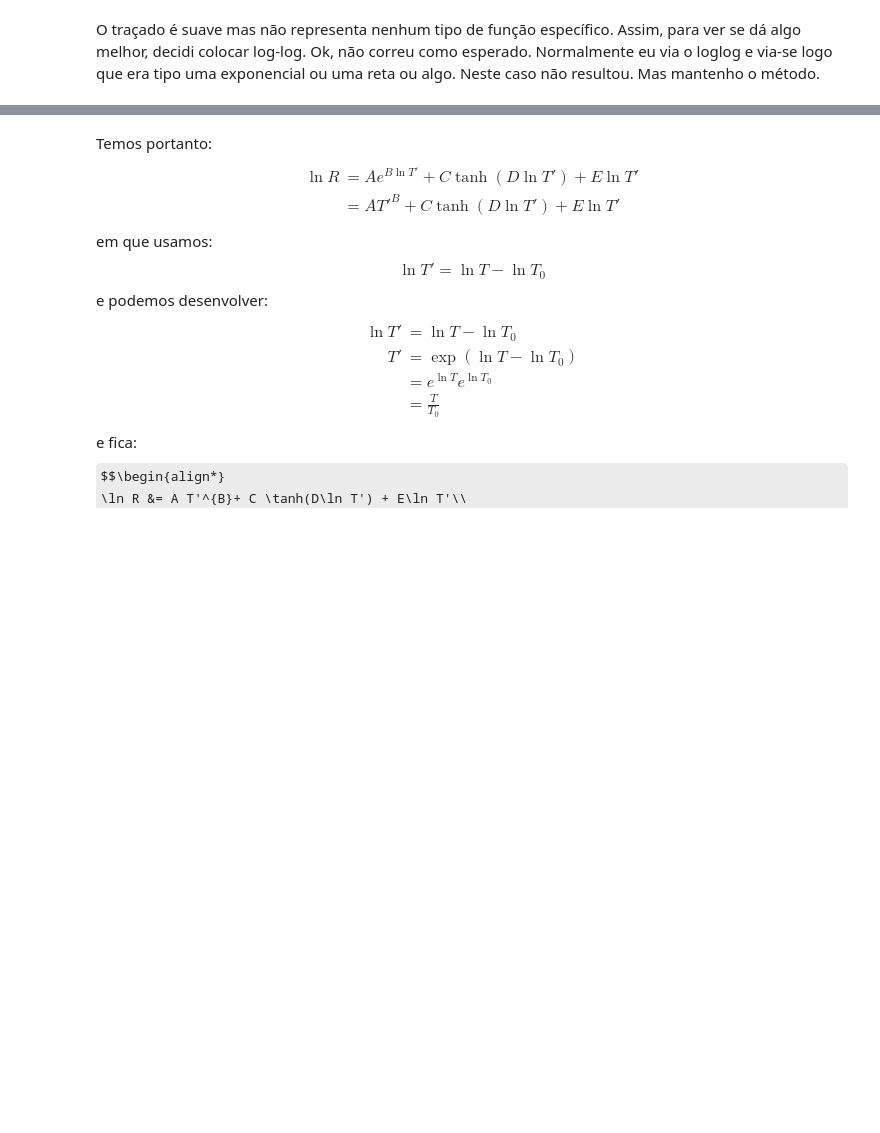
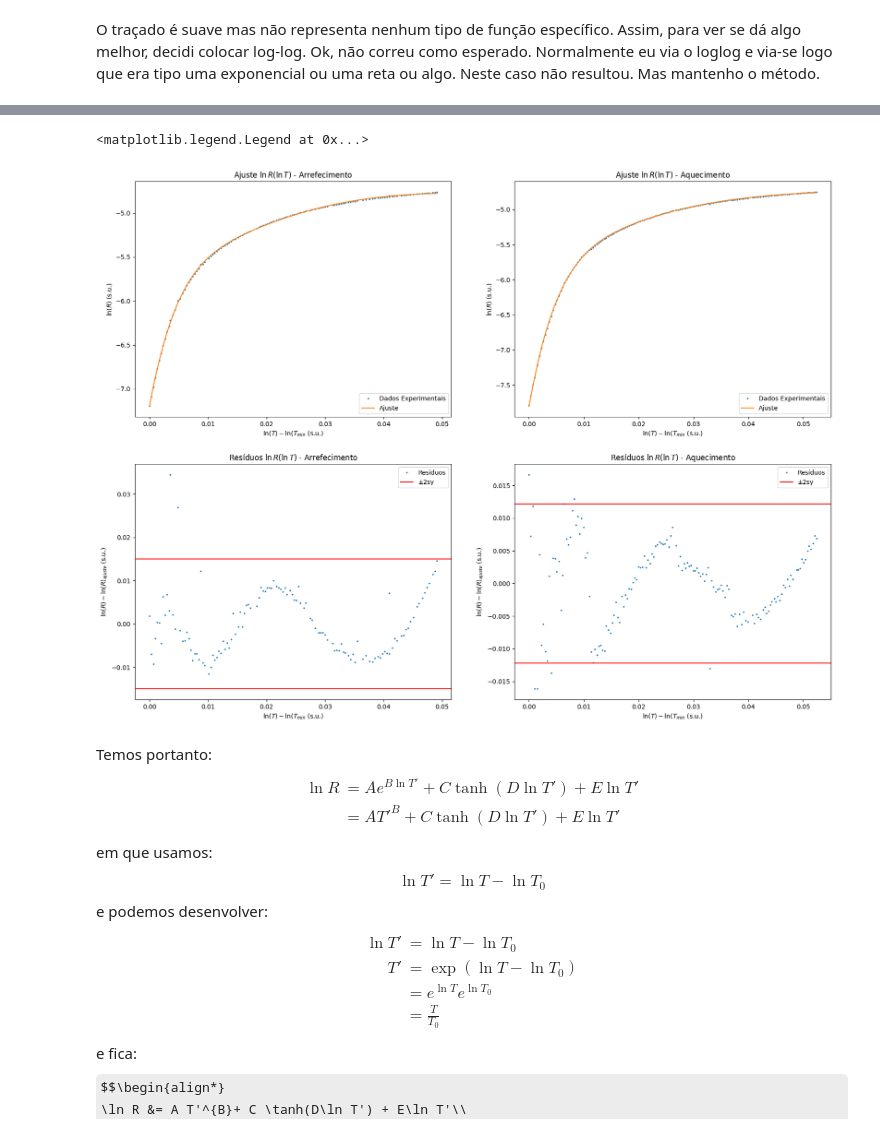
Before and after one commit to sergisousa/LABSFISICAIII, a Jupyter notebook: EXP 10/T10-anal.ipynb, the cells around one changed output, grey strips where cells are left out. Cells and saved outputs as stored; diff of their text form; code cells hidden in the pictures; some formulas as TeX source; blank space fills up the shorter version.

```diff
--- a/EXP 10/T10-anal.ipynb
+++ b/EXP 10/T10-anal.ipynb
@@ -99,3 +64,75 @@ fg[1,1].plot(lnTaq2, reslnaq,'.', markersize=3)
+# %%
+def test(x, A, B, C, D, E):
+  return A*np.exp(B*x) + C*np.tanh(D*x) + E*x
+
+lnTar2 = np.log(Tar2)
+lnRar2 = np.log(Rar2)
+lnTaq2 = np.log(Taq2)
+lnRaq2 = np.log(Raq2)
+
+lnTar2 = lnTar2 - lnTar2[-1]
+lnTaq2 = lnTaq2 - lnTaq2[0]
+
+pars, cov = curve_fit(test, lnTar2, lnRar2, maxfev=20000)
+Aar = pars[0]
+Bar = pars[1]
+Car = pars[2]
+Dar = pars[3]
+Ear = pars[4]
+
+ajlnar = Aar*np.exp(Bar*lnTar2) + Car*np.tanh(Dar*lnTar2) + Ear*lnTar2
+reslnar = lnRar2 - ajlnar
+sylnAr = np.sqrt(np.sum(reslnar**2)/(len(reslnar)-1))
+
+pars, cov = curve_fit(test, lnTaq2, lnRaq2, maxfev=20000)
+Aaq = pars[0]
+Baq = pars[1]
+Caq = pars[2]
+Daq = pars[3]
+Eaq = pars[4]
+
+
+ajlnaq = Aaq*np.exp(Baq*lnTaq2) + Caq*np.tanh(Daq*lnTaq2) + Eaq*lnTaq2
+reslnaq = lnRaq2 - ajlnaq
+sylnAq = np.sqrt(np.sum(reslnaq**2)/(len(reslnaq)-1))
+
+
+fig, fg = plt.subplots(nrows=2, ncols=2, figsize=(20, 15))
+
+
+fg[0,0].plot(lnTar2, lnRar2, '.', markersize=3, label='Dados Experimentais')
+fg[0,0].plot(lnTar2, ajlnar, label='Ajuste')
+fg[0,0].set_xlabel(r'$\ln(T)-\ln(T_{min}$ (s.u.)')
+fg[0,0].set_ylabel(r'$\ln(R)$ (s.u.)')
+fg[0,0].legend(loc='lower right')
+fg[0,0].set_title(r'Ajuste $\ln R(\ln T)$ - Arrefecimento')
+
+fg[1,0].plot(lnTar2, reslnar,'.', markersize=3, label='Resíduos')
+fg[1,0].axhline(2*sylnAr, color='red', label='±2sy')
+fg[1,0].axhline(-2*sylnAr, color='red')
+fg[1,0].set_xlabel(r'$\ln(T)-\ln(T_{min}$ (s.u.)')
+fg[1,0].set_ylabel(r'$\ln(R)-\ln(R)_{ajuste}$ (s.u.)')
+fg[1,0].legend(loc='upper right')
+fg[1,0].set_title(r'Resíduos $\ln R(\ln T)$ - Arrefecimento')
+
+fg[0,1].plot(lnTaq2, lnRaq2, '.', markersize=3, label='Dados Experimentais')
+fg[0,1].plot(lnTaq2, ajlnaq, label='Ajuste')
+fg[0,1].set_xlabel(r'$\ln(T)-\ln(T_{min}$ (s.u.)')
+fg[0,1].set_ylabel(r'$\ln(R)$ (s.u.)')
+fg[0,1].legend(loc='lower right')
+fg[0,1].set_title(r'Ajuste $\ln R(\ln T)$ - Aquecimento')
+
+fg[1,1].plot(lnTaq2, reslnaq,'.', markersize=3, label='Resíduos')
+fg[1,1].axhline(2*sylnAq, color='red', label='±2sy')
+fg[1,1].axhline(-2*sylnAq, color='red')
+fg[1,1].set_xlabel(r'$\ln(T)-\ln(T_{min}$ (s.u.)')
+fg[1,1].set_ylabel(r'$\ln(R)-\ln(R)_{ajuste}$ (s.u.)')
+fg[1,1].legend(loc='upper right')
+fg[1,1].set_title(r'Resíduos $\ln R(\ln T)$ - Aquecimento')
+fg[1,1].legend(loc='upper right')
+# %% [output]
+<matplotlib.legend.Legend at 0x...>
+[figure, added]
 # %% [markdown]
 Temos portanto:
 $$\begin{align*}
```
Also changed, not shown: parts of 7 cells of this notebook, 3 other files.
